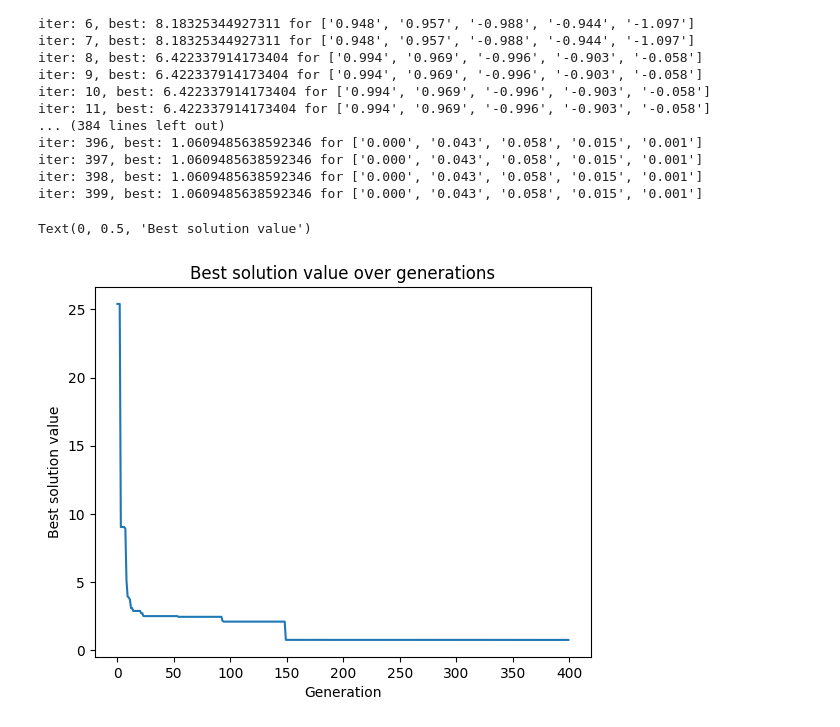
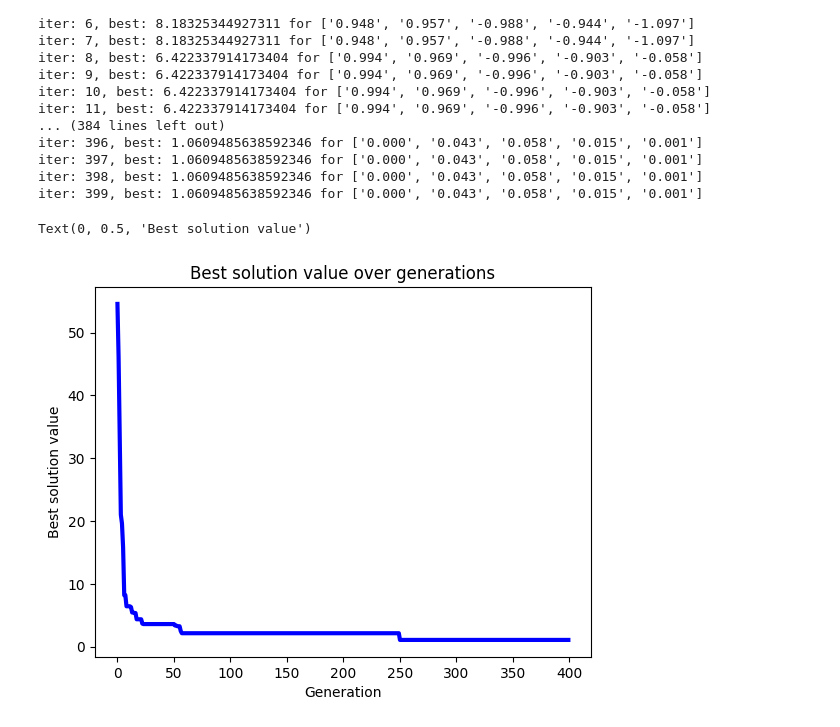
Before and after one commit to nizwant/methods_of_computational_intelligence, a Jupyter notebook: GeneticAlgorithms/AE1.ipynb, the cells around one changed output. Drawn from its saved outputs; the diff is of its cells as text; code cells hidden in the pictures.

```diff
--- a/GeneticAlgorithms/AE1.ipynb
+++ b/GeneticAlgorithms/AE1.ipynb
@@ -244,10 +247,10 @@ iter: 397, best: 1.0609485638592346 for ['0.000', '0.043', '0.058', '0.015', '0.
 iter: 398, best: 1.0609485638592346 for ['0.000', '0.043', '0.058', '0.015', '0.001']
 iter: 399, best: 1.0609485638592346 for ['0.000', '0.043', '0.058', '0.015', '0.001']
 # %%
-plt.plot(best_sol)
+plt.plot(best_opt, linewidth=3, color="blue")
 plt.title("Best solution value over generations")
 plt.xlabel("Generation")
 plt.ylabel("Best solution value")
 # %% [output]
 Text(0, 0.5, 'Best solution value')
-[figure, old version]
+[figure, new version]
```
Also changed, not shown: parts of 4 cells of this notebook.
